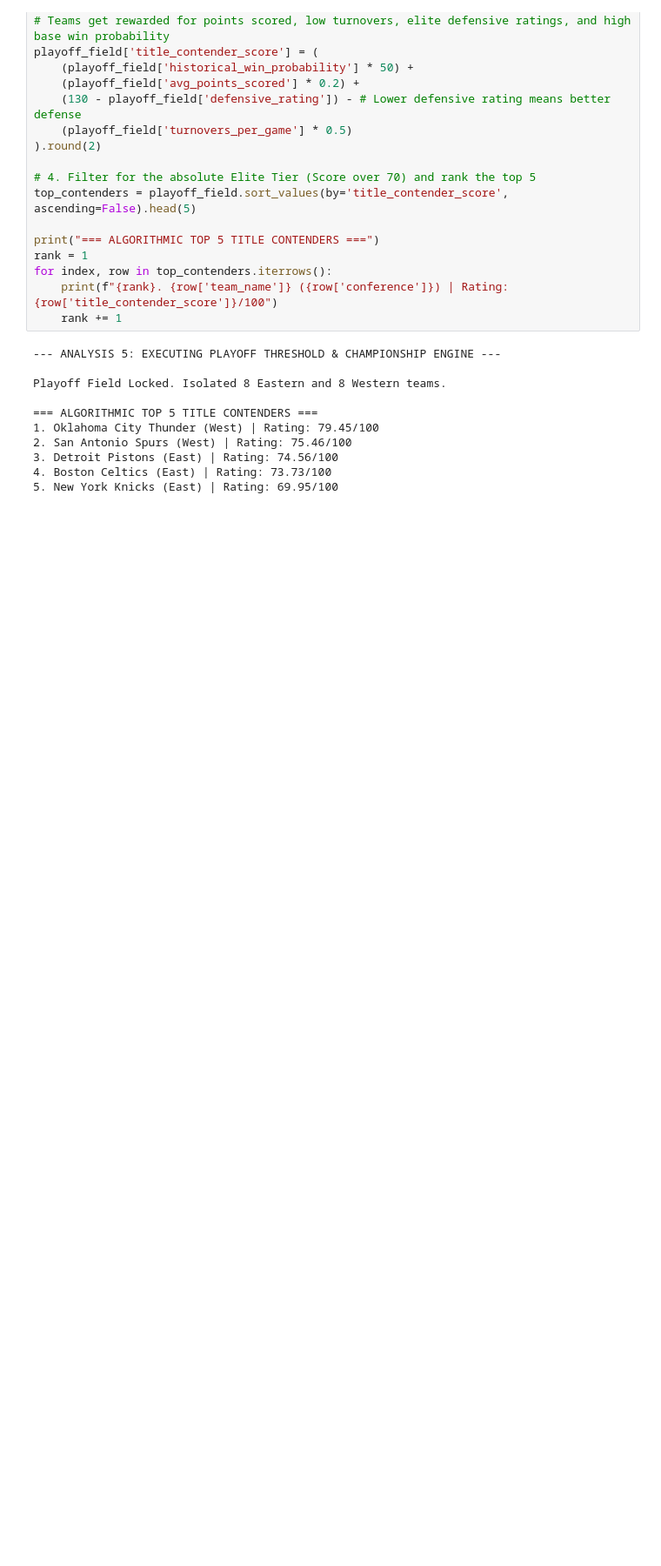
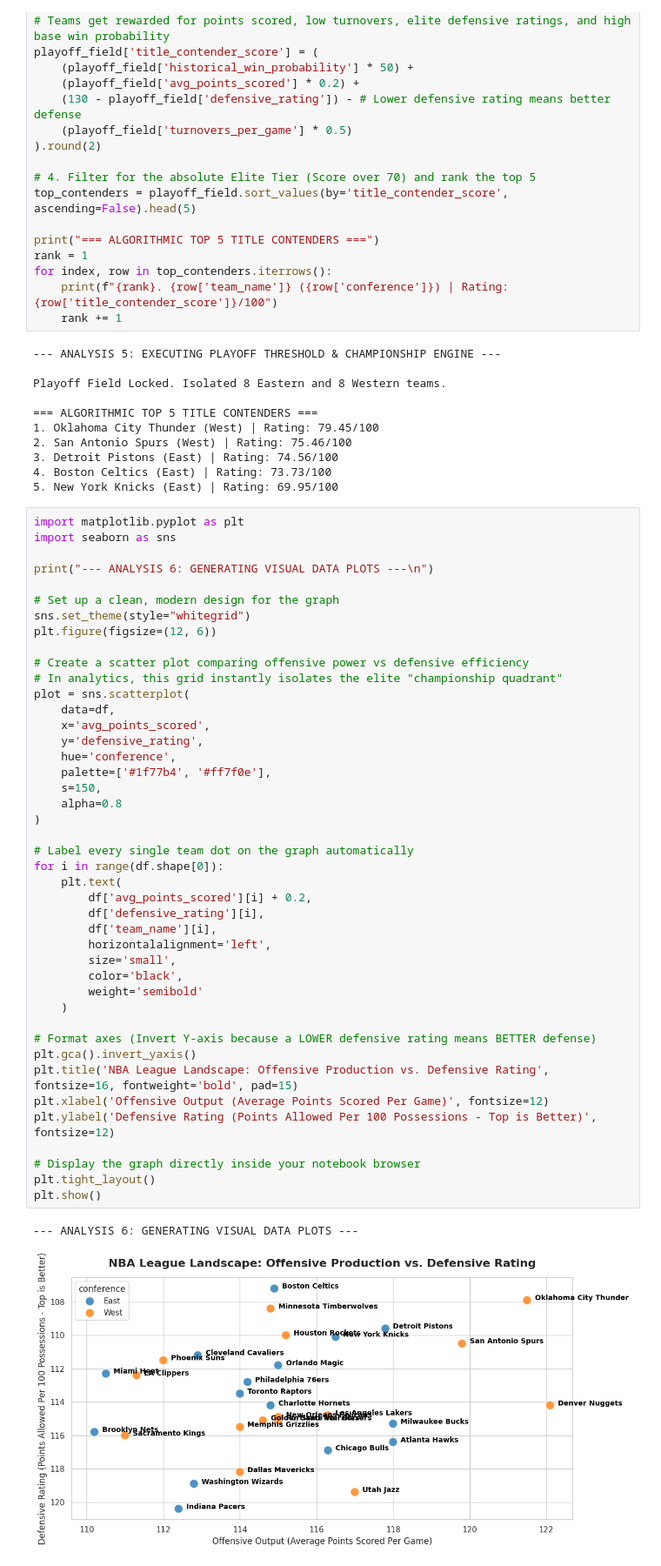
Before and after one commit to SkooterGuy-afk/court-vision-data, a Jupyter notebook: court_vision_pipeline.ipynb, the cells around one changed output. Shown at 87% size. Drawn from its saved outputs; the diff is of its cells as text; blank space fills up the shorter version.

```diff
--- a/court_vision_pipeline.ipynb
+++ b/court_vision_pipeline.ipynb
@@ -170,3 +170,49 @@ Playoff Field Locked. Isolated 8 Eastern and 8 Western teams.
 3. Detroit Pistons (East) | Rating: 74.56/100
 4. Boston Celtics (East) | Rating: 73.73/100
 5. New York Knicks (East) | Rating: 69.95/100
+# %%
+import matplotlib.pyplot as plt
+import seaborn as sns
+
+print("--- ANALYSIS 6: GENERATING VISUAL DATA PLOTS ---\n")
+
+# Set up a clean, modern design for the graph
+sns.set_theme(style="whitegrid")
+plt.figure(figsize=(12, 6))
+
+# Create a scatter plot comparing offensive power vs defensive efficiency
+# In analytics, this grid instantly isolates the elite "championship quadrant"
+plot = sns.scatterplot(
+    data=df,
+    x='avg_points_scored',
+    y='defensive_rating',
+    hue='conference',
+    palette=['#1f77b4', '#ff7f0e'],
+    s=150,
+    alpha=0.8
+)
+
+# Label every single team dot on the graph automatically
+for i in range(df.shape[0]):
+    plt.text(
+        df['avg_points_scored'][i] + 0.2,
+        df['defensive_rating'][i],
+        df['team_name'][i],
+        horizontalalignment='left',
+        size='small',
+        color='black',
+        weight='semibold'
+    )
+
+# Format axes (Invert Y-axis because a LOWER defensive rating means BETTER defense)
+plt.gca().invert_yaxis()
+plt.title('NBA League Landscape: Offensive Production vs. Defensive Rating', fontsize=16, fontweight='bold', pad=15)
+plt.xlabel('Offensive Output (Average Points Scored Per Game)', fontsize=12)
+plt.ylabel('Defensive Rating (Points Allowed Per 100 Possessions - Top is Better)', fontsize=12)
+
+# Display the graph directly inside your notebook browser
+plt.tight_layout()
+plt.show()
+# %% [output]
+--- ANALYSIS 6: GENERATING VISUAL DATA PLOTS ---
+[figure, added]
```
Also changed, not shown: parts of 3 cells of this notebook.
